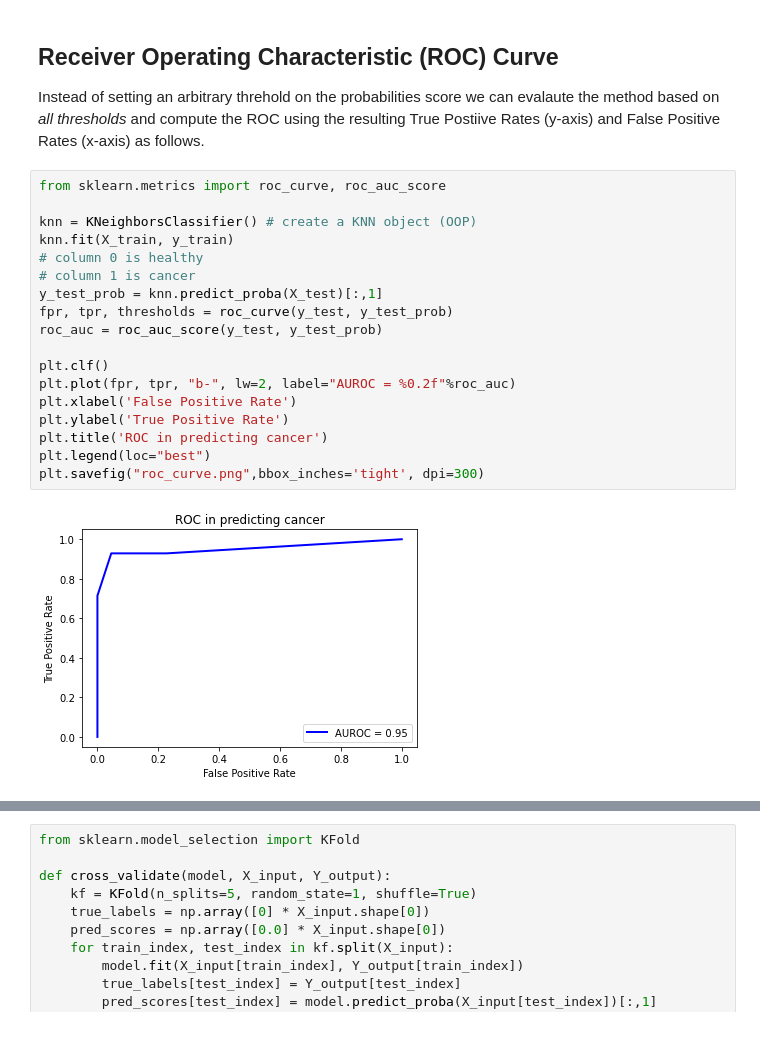
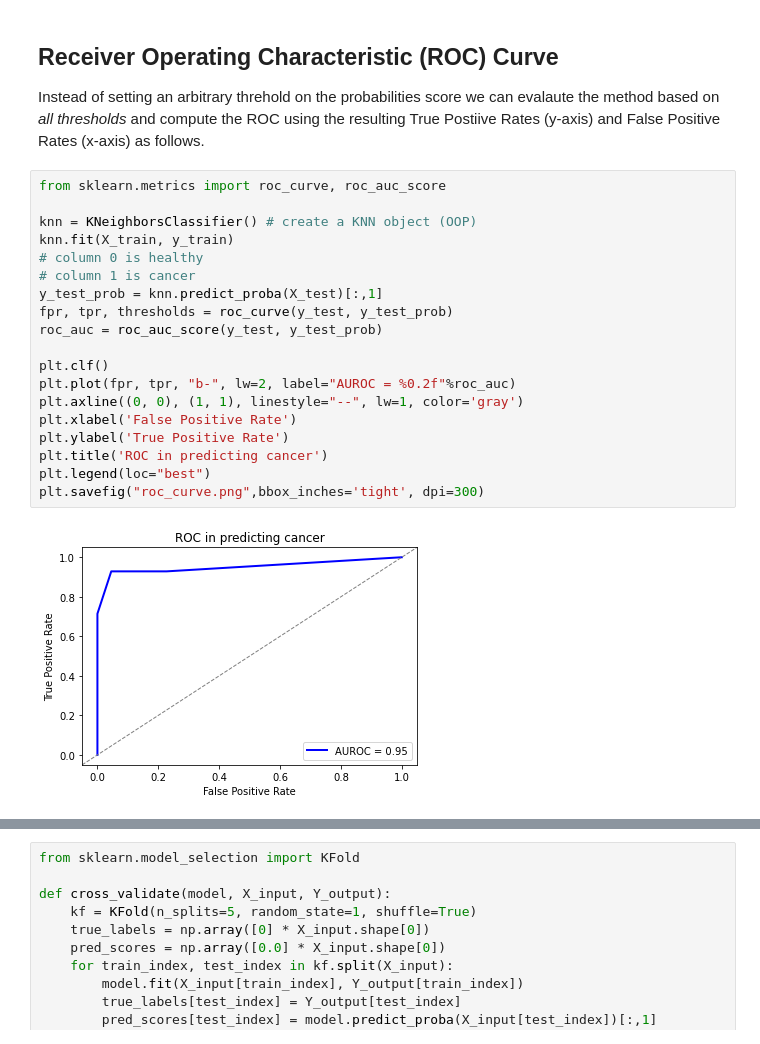
Before and after one commit to yueliyl/gec_intro2ml, a Jupyter notebook: ModelEvaluation.ipynb, the cells around one changed output, grey strips where cells are left out. Drawn from its saved outputs; the diff is of its cells as text.

Commit message:
update ROC plot

```diff
--- a/ModelEvaluation.ipynb
+++ b/ModelEvaluation.ipynb
@@ -466,23 +466,24 @@ Instead of setting an arbitrary threhold on the probabilities score we can evala
 # %%
 from sklearn.metrics import roc_curve, roc_auc_score
 
 knn = KNeighborsClassifier() # create a KNN object (OOP)
 knn.fit(X_train, y_train)
 # column 0 is healthy
 # column 1 is cancer
 y_test_prob = knn.predict_proba(X_test)[:,1]
 fpr, tpr, thresholds = roc_curve(y_test, y_test_prob)
 roc_auc = roc_auc_score(y_test, y_test_prob)
 
 plt.clf()
 plt.plot(fpr, tpr, "b-", lw=2, label="AUROC = %0.2f"%roc_auc)
+plt.axline((0, 0), (1, 1), linestyle="--", lw=1, color='gray')
 plt.xlabel('False Positive Rate')
 plt.ylabel('True Positive Rate')
 plt.title('ROC in predicting cancer')
 plt.legend(loc="best")
 plt.savefig("roc_curve.png",bbox_inches='tight', dpi=300)
 # %% [output]
-[figure, old version]
+[figure, new version]
 # %% [markdown]
 # Cross validation
 
```
